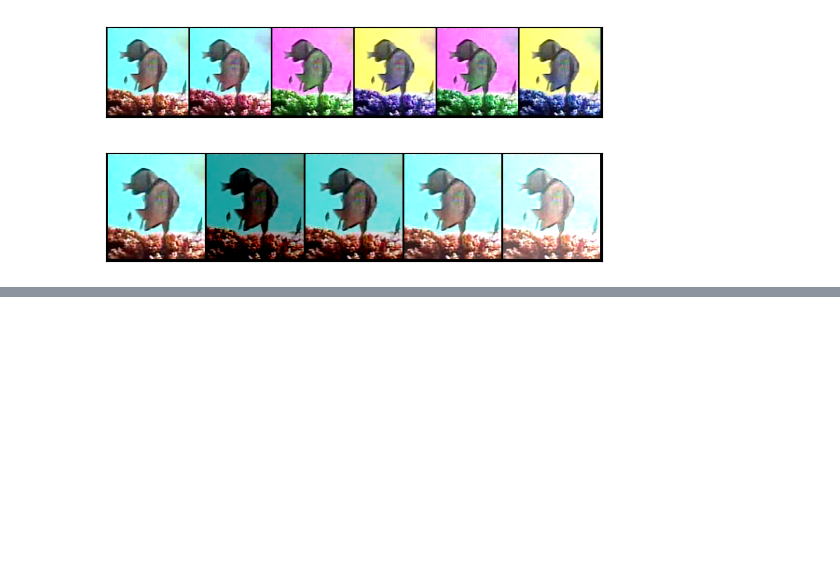
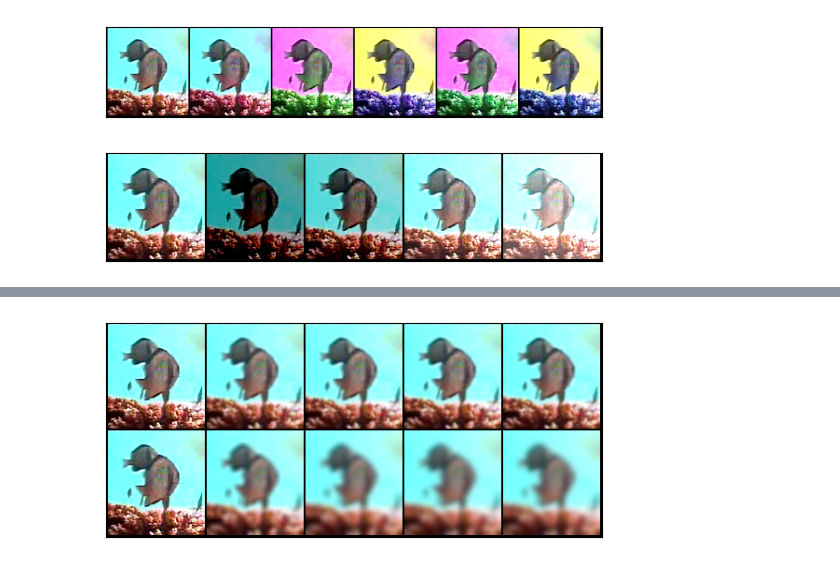
Before and after one commit to krittin-kulrat/MaskAugFish, a Jupyter notebook: demo/augmentation.ipynb, the cells around one changed output, grey strips where cells are left out. Cells and saved outputs as stored; diff of their text form; code cells hidden in the pictures; blank space fills up the shorter version.

```diff
--- a/demo/augmentation.ipynb
+++ b/demo/augmentation.ipynb
@@ -109,0 +130,12 @@ show(grid)
+# %%
+image_list = []
+for sigma in [1.0, 3.0]:
+    image_list.append(image)
+    for kernal_size in [7, 11, 15, 19]:
+        transform = augmentation.gaussian_blur_transform(prob=1, kernel_size=kernal_size, sigma=sigma)
+        augmented_image = transform(image)
+        image_list.append(augmented_image)
+grid = tv.utils.make_grid(image_list, nrow=5)
+show(grid)
+# %% [output]
+[figure, added]
```
Also changed, not shown: parts of 5 cells of this notebook, 5 other files.
